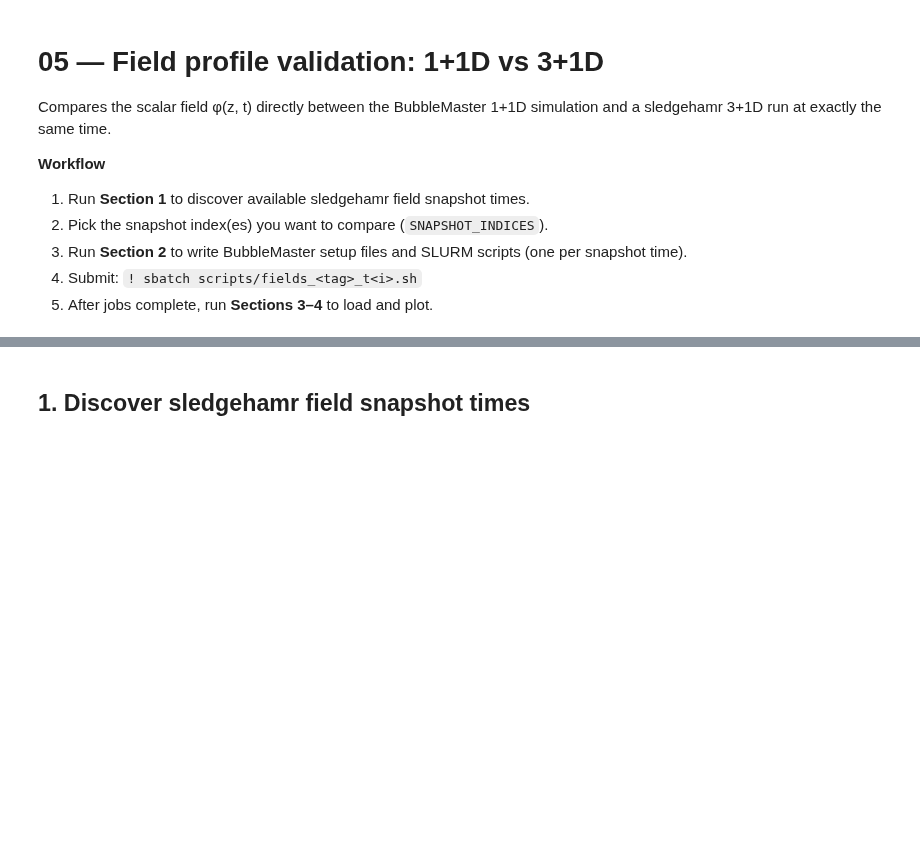
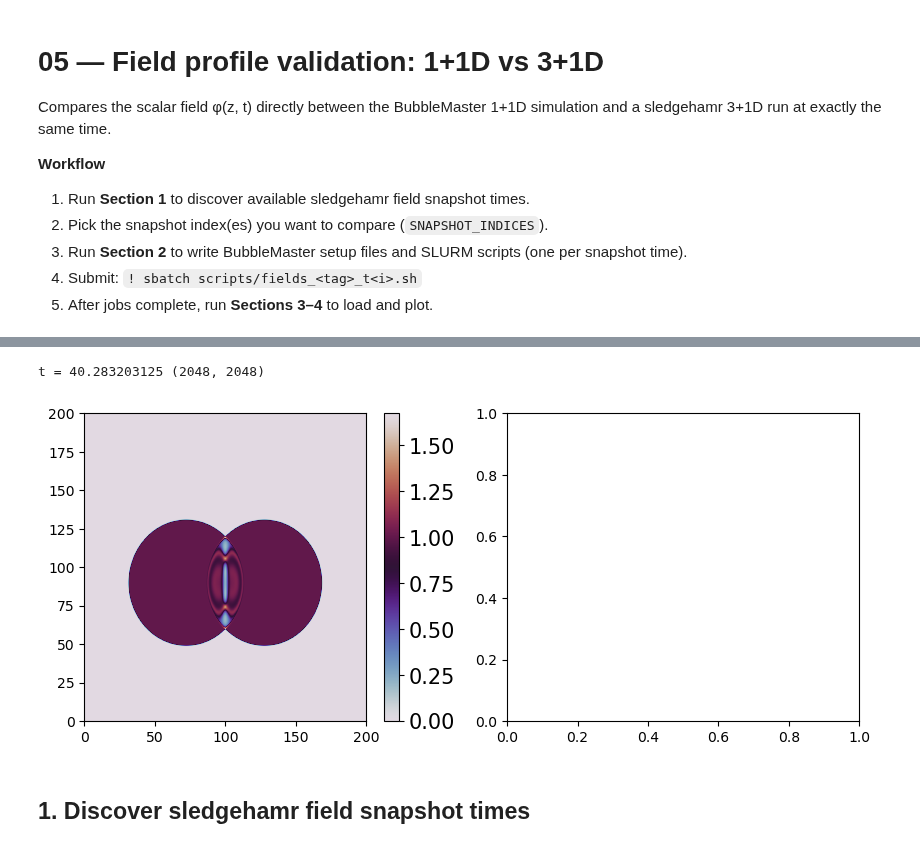
Before and after one commit to MSABuschmann/PhaseTransitionBuilder, a Jupyter notebook: notebooks/05_validate_fields.ipynb, the cells around one changed output, grey strips where cells are left out. Cells and saved outputs as stored; diff of their text form; code cells hidden in the pictures; blank space fills up the shorter version.

```diff
--- a/notebooks/05_validate_fields.ipynb
+++ b/notebooks/05_validate_fields.ipynb
@@ -44,2 +80,18 @@ SNAPSHOT_INDICES = [10, 15]
+# %%
+#### id of slice to be plotted
+i = 40
+for lev in [0]:
+    # Load data of slice
+    slices = output.GetSlice(i, 'x', lev, ['Phi'])
+    field = slices['Phi']
+    print('t =',slices['t'], np.shape(field))
+    fig, ax = plt.subplots(figsize=(10,4), ncols=2)
+    axis = np.linspace(0,SH_L,np.shape(field)[0])
+    im = ax[0].pcolormesh(axis, axis, field, cmap='twilight')
+    cb = fig.colorbar(im, ax=ax[0])
+    cb.ax.tick_params(labelsize=15)
+# %% [output]
+t = 40.283203125 (2048, 2048)
+[figure, added]
 # %% [markdown]
 ## 1. Discover sledgehamr field snapshot times
```
Also changed, not shown: parts of 7 cells of this notebook, 1 other file.
